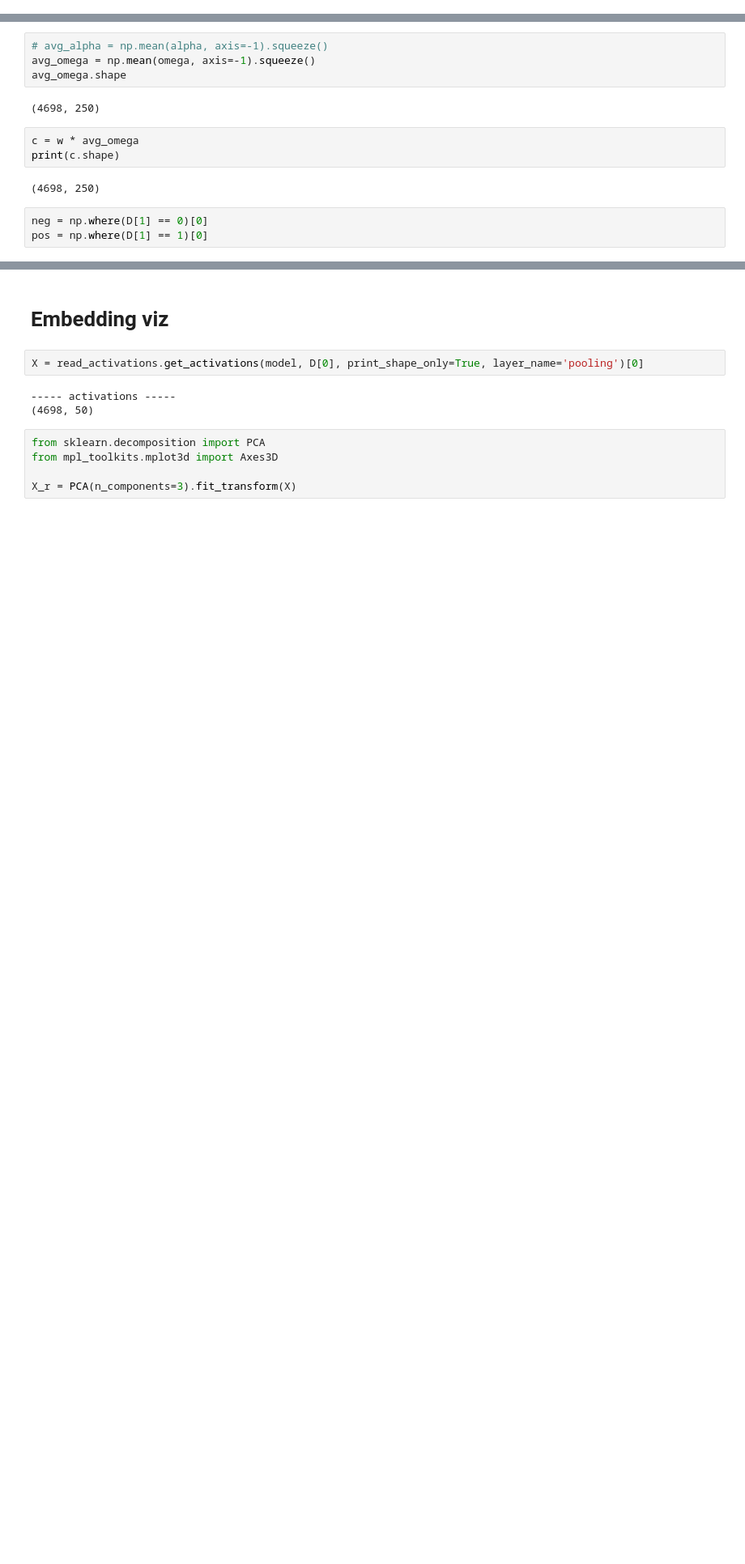
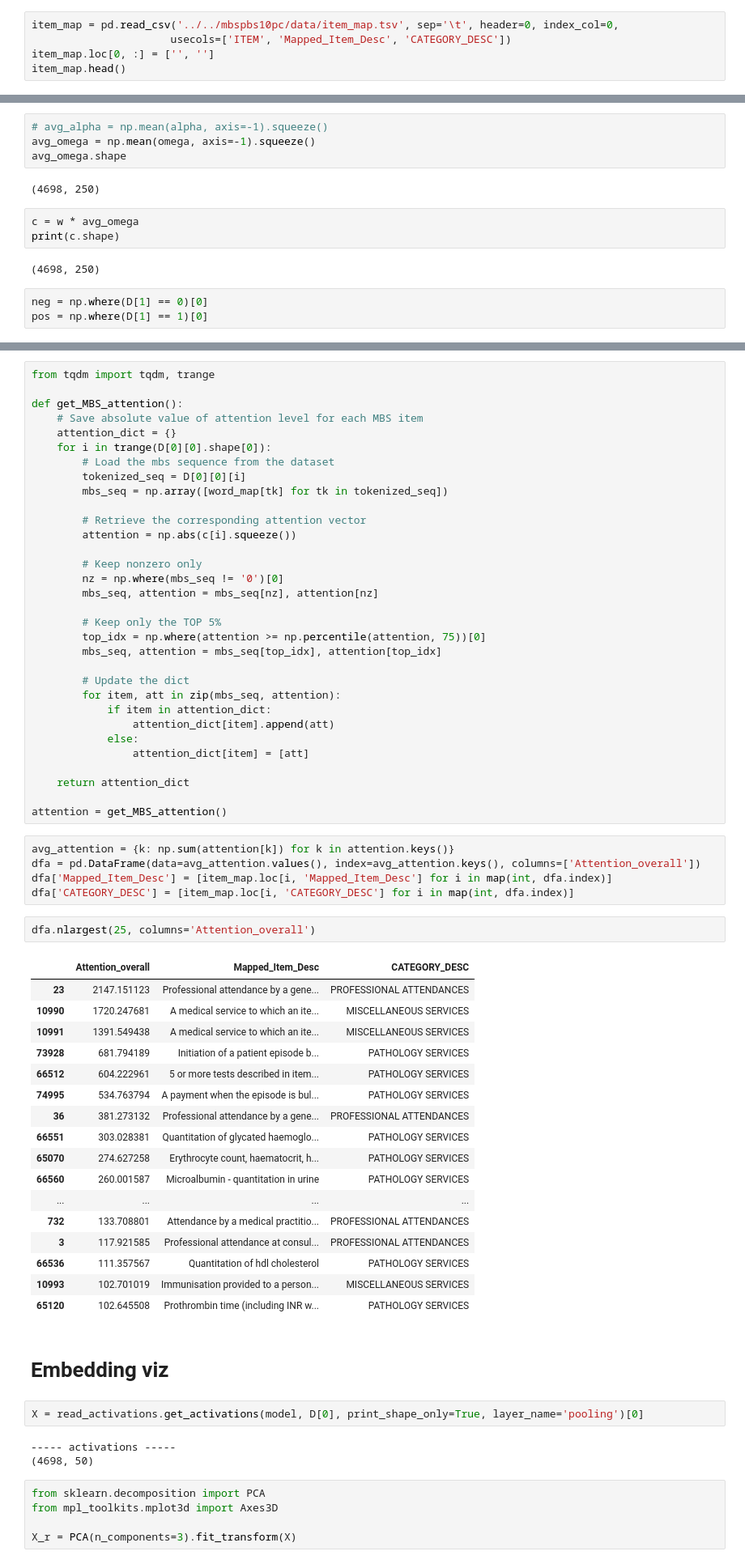
Before and after one commit to samuelefiorini/tangle, a Jupyter notebook: notebooks/embeddings/attention_viz.ipynb, the cells around one changed output, grey strips where cells are left out. Shown at 81% size. Cells and saved outputs as stored; diff of their text form; blank space fills up the shorter version.

```diff
--- a/notebooks/embeddings/attention_viz.ipynb
+++ b/notebooks/embeddings/attention_viz.ipynb
@@ -45,0 +47,5 @@ dataset.head()
+# %%
+item_map = pd.read_csv('../../mbspbs10pc/data/item_map.tsv', sep='\t', header=0, index_col=0,
+                      usecols=['ITEM', 'Mapped_Item_Desc', 'CATEGORY_DESC'])
+item_map.loc[0, :] = ['', '']
+item_map.head()
@@ -167,3 +170,60 @@ attention_viz(dataset.index[1])
+# %%
+from tqdm import tqdm, trange
+
+def get_MBS_attention():
+    # Save absolute value of attention level for each MBS item
+    attention_dict = {}
+    for i in trange(D[0][0].shape[0]):
+        # Load the mbs sequence from the dataset
+        tokenized_seq = D[0][0][i]
+        mbs_seq = np.array([word_map[tk] for tk in tokenized_seq])
+
+        # Retrieve the corresponding attention vector
+        attention = np.abs(c[i].squeeze())
+
+        # Keep nonzero only
+        nz = np.where(mbs_seq != '0')[0]
+        mbs_seq, attention = mbs_seq[nz], attention[nz]
+
+        # Keep only the TOP 5%
+        top_idx = np.where(attention >= np.percentile(attention, 75))[0]
+        mbs_seq, attention = mbs_seq[top_idx], attention[top_idx]
+
+        # Update the dict
+        for item, att in zip(mbs_seq, attention):
+            if item in attention_dict:
+                attention_dict[item].append(att)
+            else:
+                attention_dict[item] = [att]
+
+    return attention_dict
+
+attention = get_MBS_attention()
+# %%
+avg_attention = {k: np.sum(attention[k]) for k in attention.keys()}
+dfa = pd.DataFrame(data=avg_attention.values(), index=avg_attention.keys(), columns=['Attention_overall'])
+dfa['Mapped_Item_Desc'] = [item_map.loc[i, 'Mapped_Item_Desc'] for i in map(int, dfa.index)]
+dfa['CATEGORY_DESC'] = [item_map.loc[i, 'CATEGORY_DESC'] for i in map(int, dfa.index)]
+# %%
+dfa.nlargest(25, columns='Attention_overall')
+# %% [output]
+|  | Attention_overall | Mapped_Item_Desc | CATEGORY_DESC |
+| 23 | 2147.151123 | Professional attendance by a gene... | PROFESSIONAL ATTENDANCES |
+| 10990 | 1720.247681 | A medical service to which an ite... | MISCELLANEOUS SERVICES |
+| 10991 | 1391.549438 | A medical service to which an ite... | MISCELLANEOUS SERVICES |
+| 73928 | 681.794189 | Initiation of a patient episode b... | PATHOLOGY SERVICES |
+| 66512 | 604.222961 | 5 or more tests described in item... | PATHOLOGY SERVICES |
+| 74995 | 534.763794 | A payment when the episode is bul... | PATHOLOGY SERVICES |
+| 36 | 381.273132 | Professional attendance by a gene... | PROFESSIONAL ATTENDANCES |
+| 66551 | 303.028381 | Quantitation of glycated haemoglo... | PATHOLOGY SERVICES |
+| 65070 | 274.627258 | Erythrocyte count, haematocrit, h... | PATHOLOGY SERVICES |
+| 66560 | 260.001587 | Microalbumin - quantitation in urine | PATHOLOGY SERVICES |
+| ... | ... | ... | ... |
+| 732 | 133.708801 | Attendance by a medical practitio... | PROFESSIONAL ATTENDANCES |
+| 3 | 117.921585 | Professional attendance at consul... | PROFESSIONAL ATTENDANCES |
+| 66536 | 111.357567 | Quantitation of hdl cholesterol | PATHOLOGY SERVICES |
+| 10993 | 102.701019 | Immunisation provided to a person... | MISCELLANEOUS SERVICES |
+| 65120 | 102.645508 | Prothrombin time (including INR w... | PATHOLOGY SERVICES |
 # %% [markdown]
 # Embedding viz
 # %%
```
Also changed, not shown: parts of 12 cells of this notebook, 4 other files.
